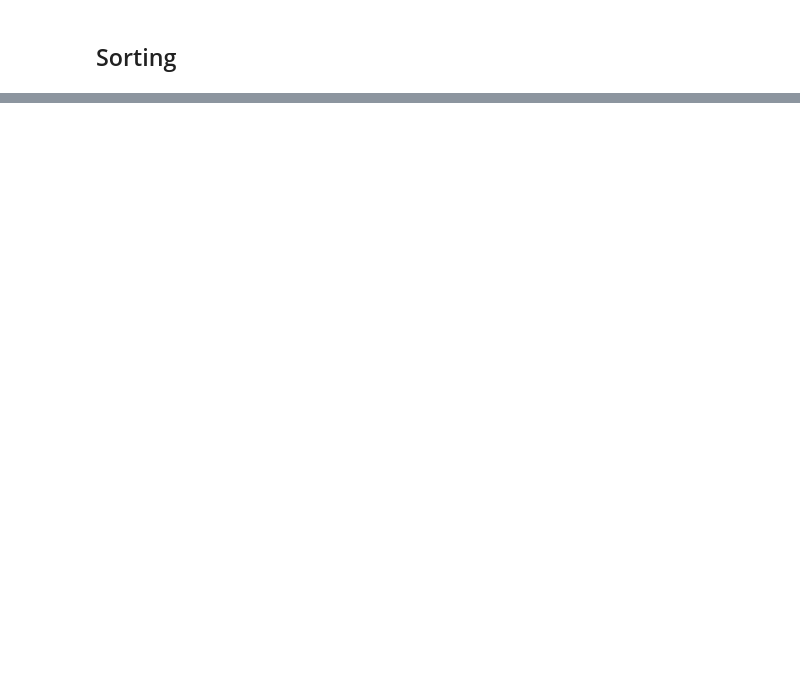
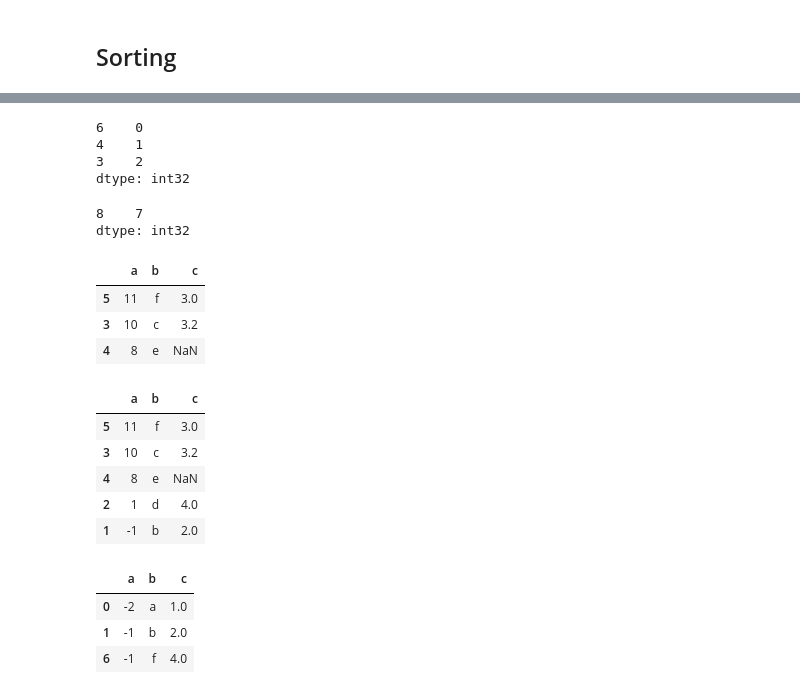
Before and after one commit to chenchaodev/note_machine_learning, a Jupyter notebook: python/pandas/02 Essential Basic Functionality.ipynb, the cells around one changed output, grey strips where cells are left out. Drawn from its saved outputs; the diff is of its cells as text; code cells hidden in the pictures; blank space fills up the shorter version.

```diff
--- a/python/pandas/02 Essential Basic Functionality.ipynb
+++ b/python/pandas/02 Essential Basic Functionality.ipynb
@@ -1457,0 +924,41 @@ dtype: object
+# %%
+s.nsmallest(3)
+# %% [output]
+6    0
+4    1
+3    2
+dtype: int32
+# %%
+s.nlargest(3).nsmallest(1)
+# %% [output]
+8    7
+dtype: int32
+# %%
+In [274]: df = pd.DataFrame({'a': [-2, -1, 1, 10, 8, 11, -1],
+   .....:                    'b': list('abdceff'),
+   .....:                    'c': [1.0, 2.0, 4.0, 3.2, np.nan, 3.0, 4.0]})
+   .....:
+
+In [275]: df.nlargest(3, 'a')
+# %% [output]
+|  | a | b | c |
+| 5 | 11 | f | 3.0 |
+| 3 | 10 | c | 3.2 |
+| 4 | 8 | e | NaN |
+# %%
+
+In [276]: df.nlargest(5, ['a', 'c'])
+# %% [output]
+|  | a | b | c |
+| 5 | 11 | f | 3.0 |
+| 3 | 10 | c | 3.2 |
+| 4 | 8 | e | NaN |
+| 2 | 1 | d | 4.0 |
+| 1 | -1 | b | 2.0 |
+# %%
+In [277]: df.nsmallest(3, 'a')
+# %% [output]
+|  | a | b | c |
+| 0 | -2 | a | 1.0 |
+| 1 | -1 | b | 2.0 |
+| 6 | -1 | f | 4.0 |
```
Also changed, not shown: parts of 182 cells of this notebook, 15 other files.
